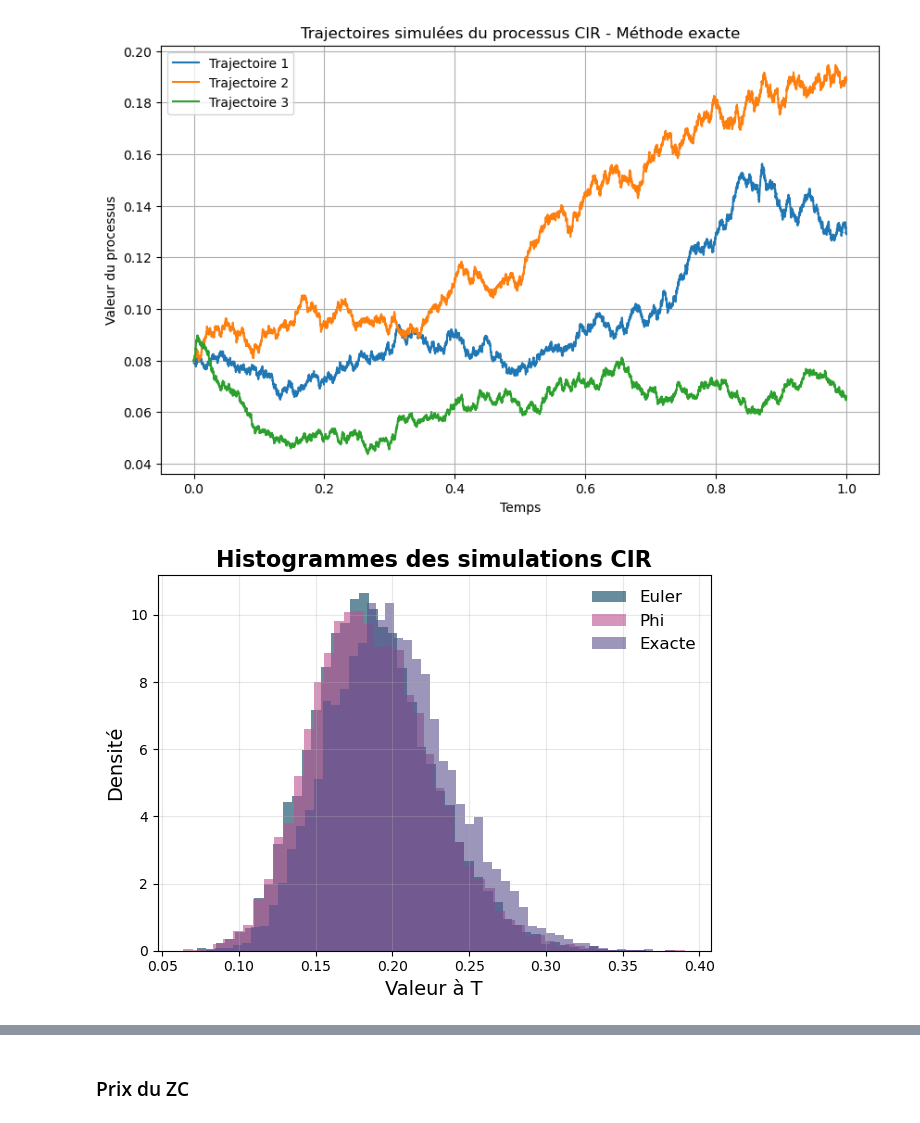
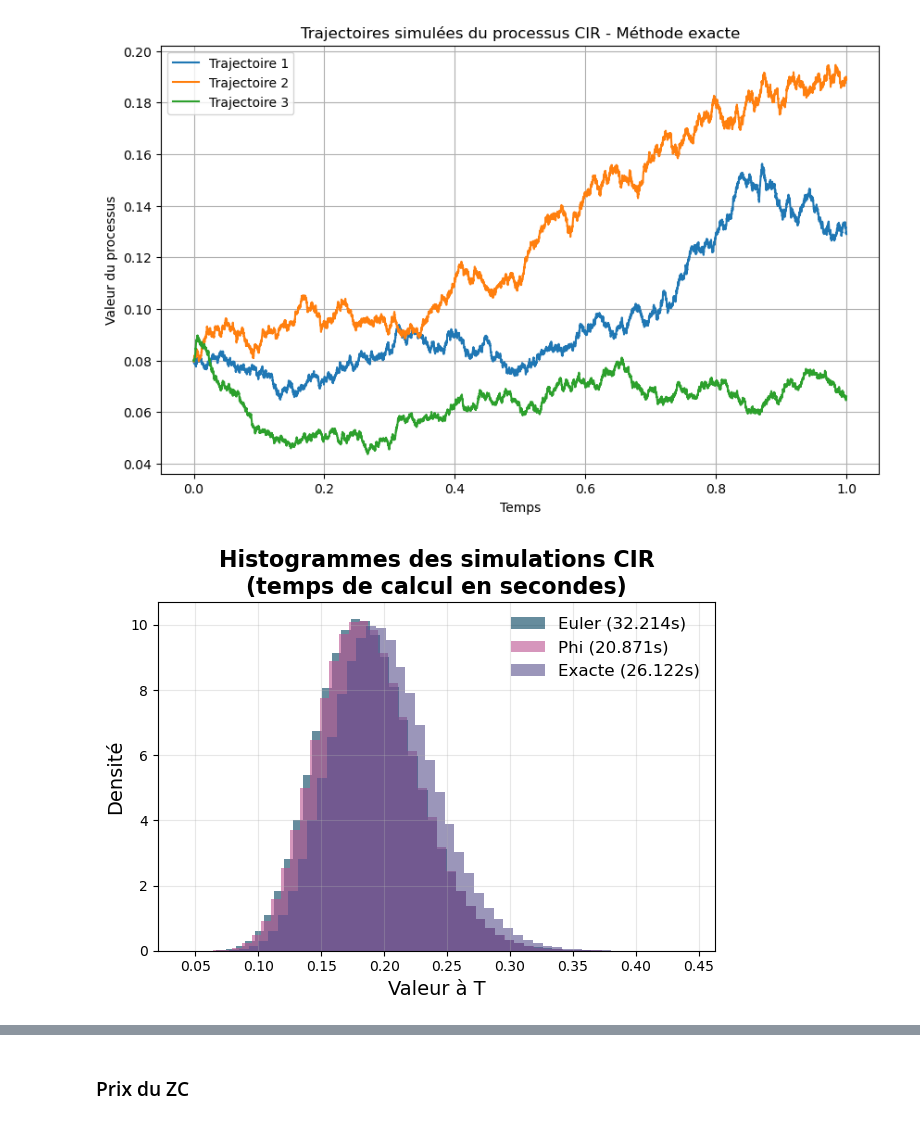
Before and after one commit to maxence2508/stage-cermics, a Jupyter notebook: second-order-schemes-for-multifactor-cir-and-heston-models.ipynb, the cells around one changed output, grey strips where cells are left out. Cells and saved outputs as stored; diff of their text form; code cells hidden in the pictures.

```diff
--- a/second-order-schemes-for-multifactor-cir-and-heston-models.ipynb
+++ b/second-order-schemes-for-multifactor-cir-and-heston-models.ipynb
@@ -286,8 +286,8 @@ import matplotlib.pyplot as plt
 # Paramètres
 x0 = 0.1
 T = 1.0
-N = 1000
-n_paths = 10000
+N = 200
+n_paths = 1000000
 
 cir = CIRProcess(a=0.1, k=0.15, sigma=0.1, rho=rho, gamma=gamma, x0=x0, dim=len(rho))
 
@@ -297,35 +297,35 @@ paths_euler = cir.simulate_path_euler(x0, T, N, n=n_paths, seed=42)
 time_euler = time.time() - start
 
 # Simulation Phi
 start = time.time()
 paths_phi = cir.simulate_path(x0, T, N, n=n_paths, seed=42)
 time_phi = time.time() - start
 
 # Simulation Exacte
 start = time.time()
 paths_exact = cir.simulate_path_exact(x0, T, N, n=n_paths, seed=42)
 time_exact = time.time() - start
 
 # Moyennes à T
 mean_euler = np.mean(paths_euler[:, -1])
 mean_phi = np.mean(paths_phi[:, -1])
 mean_exact = np.mean(paths_exact[:, -1])
 
 # Variances à T
 var_euler = np.var(paths_euler[:, -1])
 var_phi = np.var(paths_phi[:, -1])
 var_exact = np.var(paths_exact[:, -1])
 
-plt.hist(paths_euler[:, -1], bins=50, alpha=0.6, color='#003f5c', label='Euler', density=True)  # bleu foncé
-plt.hist(paths_phi[:, -1], bins=50, alpha=0.6, color='#bc5090', label='Phi', density=True)      # bordeaux/violet
-plt.hist(paths_exact[:, -1], bins=50, alpha=0.6, color='#58508d', label='Exacte', density=True) # gris foncé/violet
+plt.hist(paths_euler[:, -1], bins=50, alpha=0.6, color='#003f5c', label=f'Euler ({time_euler:.3f}s)', density=True)
+plt.hist(paths_phi[:, -1], bins=50, alpha=0.6, color='#bc5090', label=f'Phi ({time_phi:.3f}s)', density=True)
+plt.hist(paths_exact[:, -1], bins=50, alpha=0.6, color='#58508d', label=f'Exacte ({time_exact:.3f}s)', density=True)
 
 plt.legend(frameon=False, fontsize=12)
 plt.grid(True, alpha=0.3)
 plt.xlabel('Valeur à T', fontsize=14)
 plt.ylabel('Densité', fontsize=14)
-plt.title('Histogrammes des simulations CIR', fontsize=16, weight='bold')
+plt.title('Histogrammes des simulations CIR\n(temps de calcul en secondes)', fontsize=16, weight='bold')
 plt.tight_layout()
 plt.show()
 # %% [output]
-[figure, old version]
+[figure, new version]
```
Also changed, not shown: parts of 3 cells of this notebook, 3 other files.
